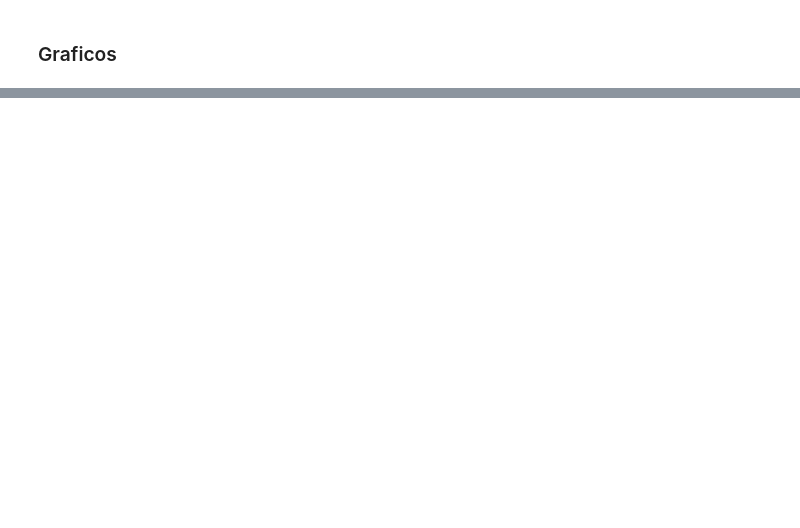
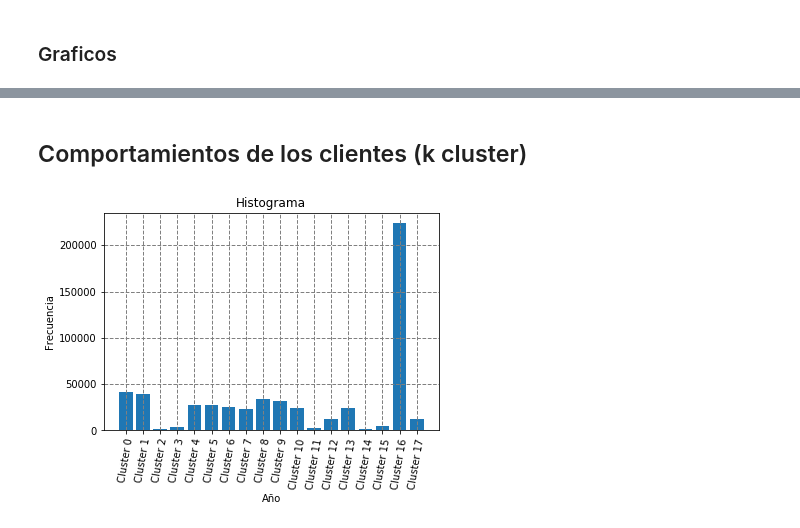
Before and after one commit to johnkbarrera/TemporalTXs, a Jupyter notebook: para la semana/(6) ANALISIS DE RESULTADOS.ipynb, the cells around one changed output, grey strips where cells are left out. Cells and saved outputs as stored; diff of their text form; code cells hidden in the pictures; blank space fills up the shorter version.

Commit message:
comportamientos SLG

```diff
--- a/para la semana/(6) ANALISIS DE RESULTADOS.ipynb
+++ b/para la semana/(6) ANALISIS DE RESULTADOS.ipynb
@@ -77,3 +77,26 @@ the_table=plt.table(cellText=m, rowLabels=df.index, colLabels=df.columns,
+# %% [markdown]
+## Comportamientos de los clientes (k cluster)
+# %%
+fig, ax = plt.subplots()
+hist = data.groupby(['collective_cluster'], as_index=False, sort=True)['customer_tag'].count()
+longitud = len(hist)
+ax.bar(hist.index, hist['customer_tag'], align='center')
+ax.grid(color='gray', linestyle='--', linewidth=1)
+
+ax.set_xlabel('Año')
+ax.set_xticks(hist.index)
+
+ax.set_ylabel('Frecuencia')
+tag =[]
+for i in range(len(hist)):
+    temp = 'Cluster '+ str(i)+''
+    tag.append(temp)
+
+ax.set_xticklabels(tag, rotation=80)
+ax.set_title('Histograma')
+plt.show()
+# %% [output]
+[figure, added]
 # %%
 for kk in range(num_cluster):
     cluster_i = cluster[cluster.index == kk]
```
Also changed, not shown: parts of 11 cells of this notebook, 8 other files.
